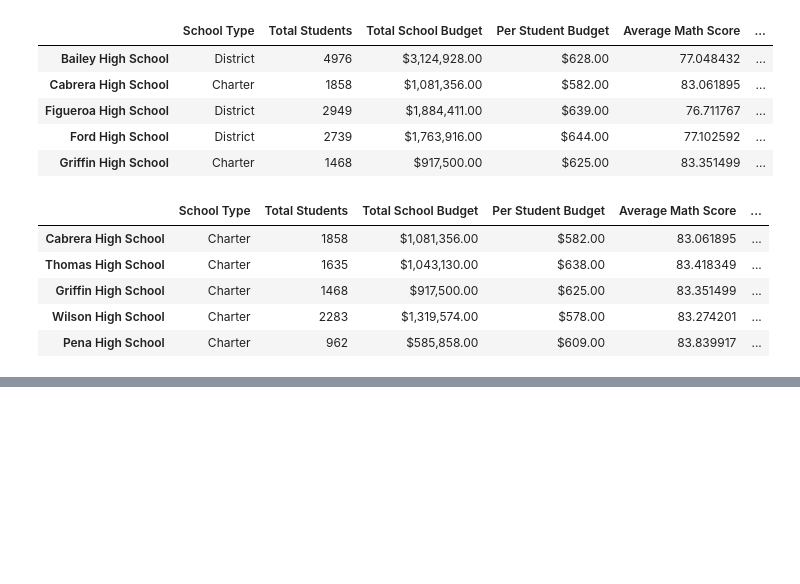
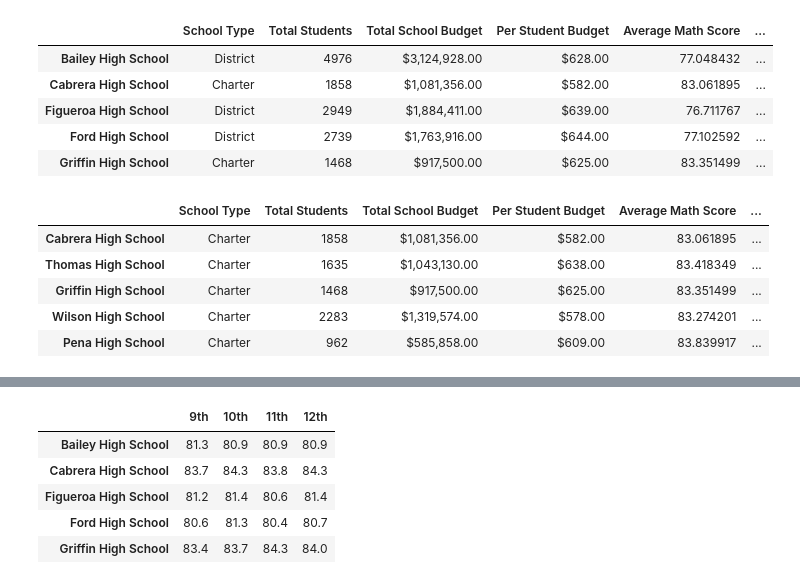
Before and after one commit to lee1woo/School_District_Analysis, a Jupyter notebook: PyCitySchools.ipynb, the cells around one changed output, grey strips where cells are left out. Cells and saved outputs as stored; diff of their text form; code cells hidden in the pictures; blank space fills up the shorter version.

```diff
--- a/PyCitySchools.ipynb
+++ b/PyCitySchools.ipynb
@@ -677,0 +695,10 @@ bottom_schools.head()
+# %%
+# Group each grade level DataFrame by school name for average reading score
+
+ninth_grade_reading_scores = ninth_graders.groupby(["school_name"]).mean()["reading_score"]
+
+tenth_grade_reading_scores = tenth_graders.groupby(["school_name"]).mean()["reading_score"]
+
+eleventh_grade_reading_scores = eleventh_graders.groupby(["school_name"]).mean()["reading_score"]
+
+twelfth_grade_reading_scores = twelfth_graders.groupby(["school_name"]).mean()["reading_score"]
@@ -677,0 +723,7 @@ bottom_schools.head()
+# %%
+# Combine each grade level Series for average reading scores by school into single DataFrame
+reading_scores_by_grade = pd.DataFrame({
+              "9th": ninth_grade_reading_scores,
+              "10th": tenth_grade_reading_scores,
+              "11th": eleventh_grade_reading_scores,
+              "12th": twelfth_grade_reading_scores})
@@ -677,0 +754,19 @@ bottom_schools.head()
+# %%
+reading_scores_by_grade["9th"] = reading_scores_by_grade["9th"].map("{:,.1f}".format)
+
+reading_scores_by_grade["10th"] = reading_scores_by_grade["10th"].map("{:,.1f}".format)
+
+reading_scores_by_grade["11th"] = reading_scores_by_grade["11th"].map("{:,.1f}".format)
+
+reading_scores_by_grade["12th"] = reading_scores_by_grade["12th"].map("{:,.1f}".format)
+
+reading_scores_by_grade.index.name = None
+
+reading_scores_by_grade.head()
+# %% [output]
+|  | 9th | 10th | 11th | 12th |
+| Bailey High School | 81.3 | 80.9 | 80.9 | 80.9 |
+| Cabrera High School | 83.7 | 84.3 | 83.8 | 84.3 |
+| Figueroa High School | 81.2 | 81.4 | 80.6 | 81.4 |
+| Ford High School | 80.6 | 81.3 | 80.4 | 80.7 |
+| Griffin High School | 83.4 | 83.7 | 84.3 | 84.0 |
```
Also changed, not shown: parts of 4 cells of this notebook.
